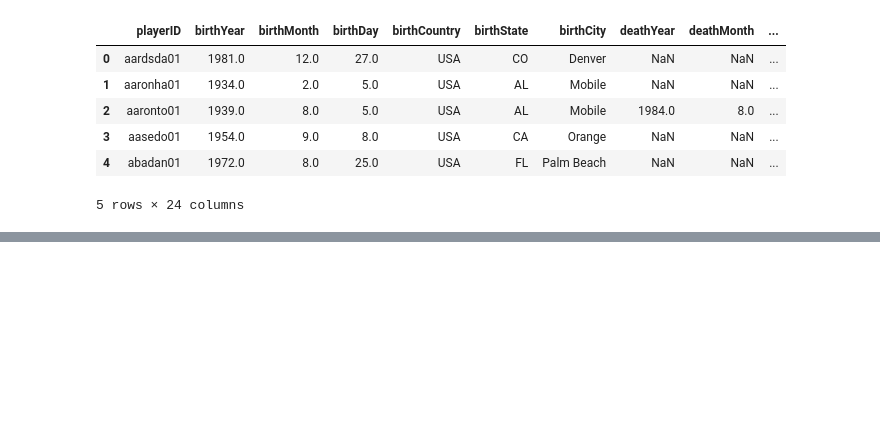
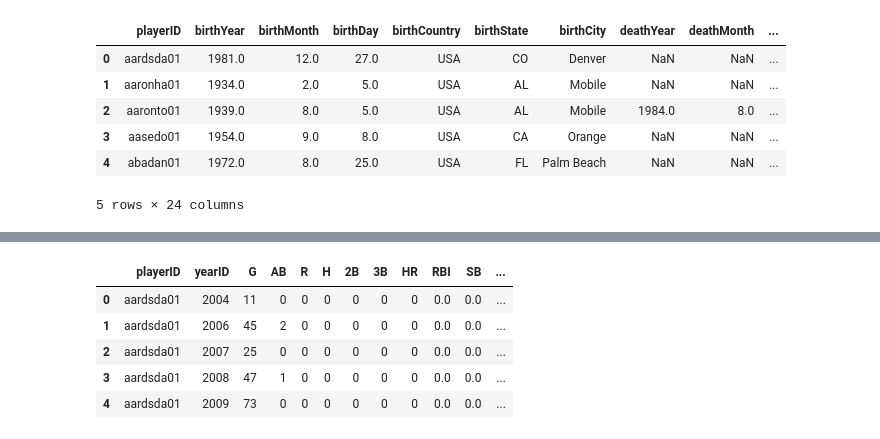
Before and after one commit to AGBarbour/Project-1, a Jupyter notebook: Batting.ipynb, the cells around one changed output, grey strips where cells are left out. Saved outputs shown, nothing was run; the diff lists cells and outputs as text; code cells hidden in the pictures; blank space fills up the shorter version.

```diff
--- a/Batting.ipynb
+++ b/Batting.ipynb
@@ -28,0 +61,10 @@ people.head()
+# %%
+combined = combined.drop(columns=['stint'])
+combined.head()
+# %% [output]
+|  | playerID | yearID | G | AB | R | H | 2B | 3B | HR | RBI | SB | ... |
+| 0 | aardsda01 | 2004 | 11 | 0 | 0 | 0 | 0 | 0 | 0 | 0.0 | 0.0 | ... |
+| 1 | aardsda01 | 2006 | 45 | 2 | 0 | 0 | 0 | 0 | 0 | 0.0 | 0.0 | ... |
+| 2 | aardsda01 | 2007 | 25 | 0 | 0 | 0 | 0 | 0 | 0 | 0.0 | 0.0 | ... |
+| 3 | aardsda01 | 2008 | 47 | 1 | 0 | 0 | 0 | 0 | 0 | 0.0 | 0.0 | ... |
+| 4 | aardsda01 | 2009 | 73 | 0 | 0 | 0 | 0 | 0 | 0 | 0.0 | 0.0 | ... |
```
Also changed, not shown: parts of 11 cells of this notebook.
